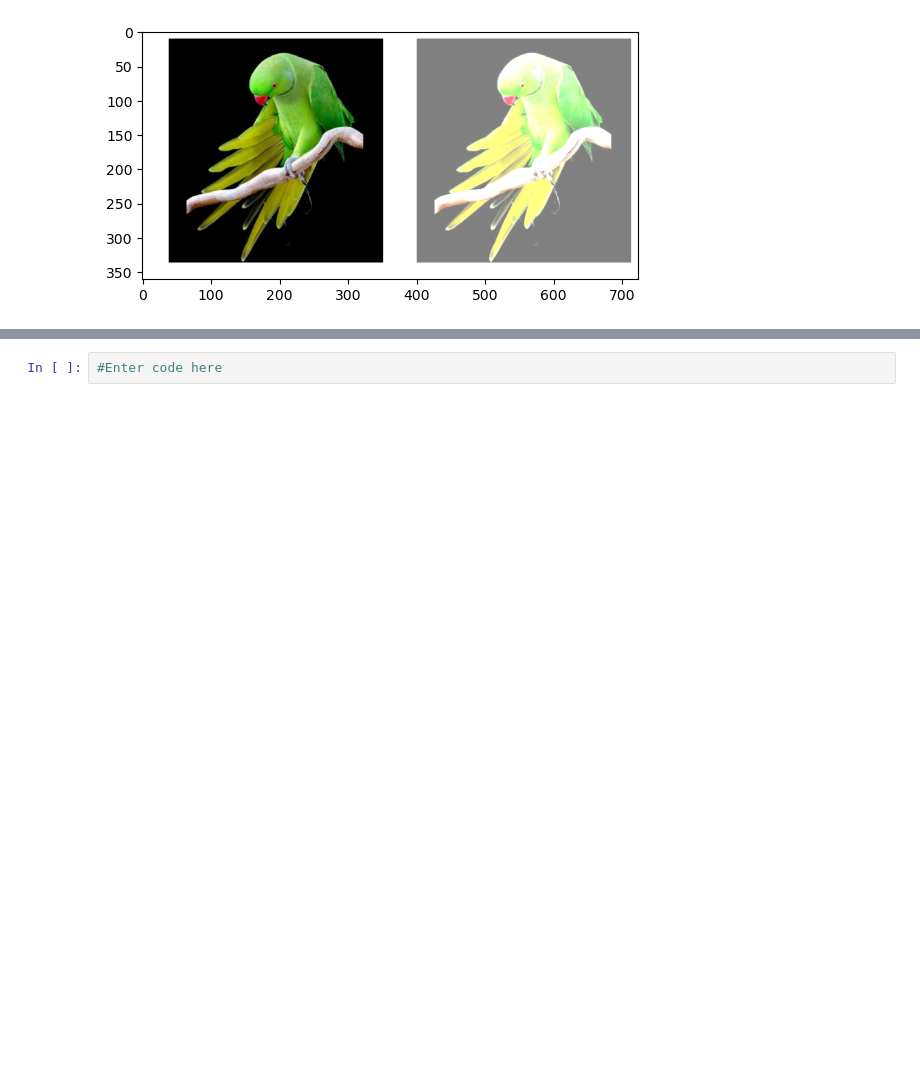
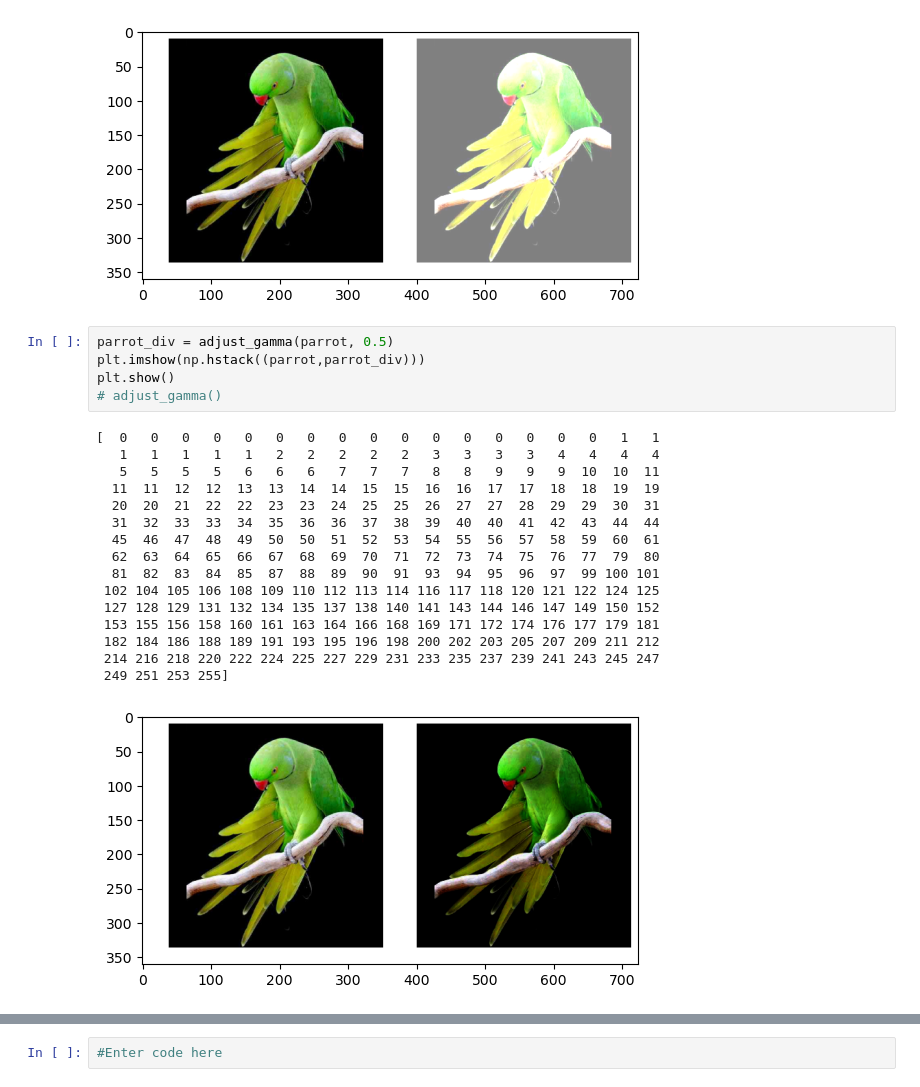
Before and after one commit to junyao0525/Vision-lab-CDS6334, a Jupyter notebook: Lab02/Lab02/Lab02.ipynb, the cells around one changed output, grey strips where cells are left out. Cells and saved outputs as stored; diff of their text form; blank space fills up the shorter version.

```diff
--- a/Lab02/Lab02/Lab02.ipynb
+++ b/Lab02/Lab02/Lab02.ipynb
@@ -180,6 +245,28 @@ plt.imshow(np.hstack((parrot,parrot_div)))
 plt.show()
 # %% [output]
 [figure]
+# %%
+parrot_div = adjust_gamma(parrot, 0.5)
+plt.imshow(np.hstack((parrot,parrot_div)))
+plt.show()
+# adjust_gamma()
+# %% [output]
+[  0   0   0   0   0   0   0   0   0   0   0   0   0   0   0   0   1   1
+   1   1   1   1   1   2   2   2   2   2   3   3   3   3   4   4   4   4
+   5   5   5   5   6   6   6   7   7   7   8   8   9   9   9  10  10  11
+  11  11  12  12  13  13  14  14  15  15  16  16  17  17  18  18  19  19
+  20  20  21  22  22  23  23  24  25  25  26  27  27  28  29  29  30  31
+  31  32  33  33  34  35  36  36  37  38  39  40  40  41  42  43  44  44
+  45  46  47  48  49  50  50  51  52  53  54  55  56  57  58  59  60  61
+  62  63  64  65  66  67  68  69  70  71  72  73  74  75  76  77  79  80
+  81  82  83  84  85  87  88  89  90  91  93  94  95  96  97  99 100 101
+ 102 104 105 106 108 109 110 112 113 114 116 117 118 120 121 122 124 125
+ 127 128 129 131 132 134 135 137 138 140 141 143 144 146 147 149 150 152
+ 153 155 156 158 160 161 163 164 166 168 169 171 172 174 176 177 179 181
+ 182 184 186 188 189 191 193 195 196 198 200 202 203 205 207 209 211 212
+ 214 216 218 220 222 224 225 227 229 231 233 235 237 239 241 243 245 247
+ 249 251 253 255]
+[figure, added]
 # %% [markdown]
 **Q2**: Try to implement the following three functions on the `pout.png` image:<br>
 <img src="arithmetic-operations.png" style="width:500px">
```
Also changed, not shown: parts of 2 cells of this notebook, 21 other files.
